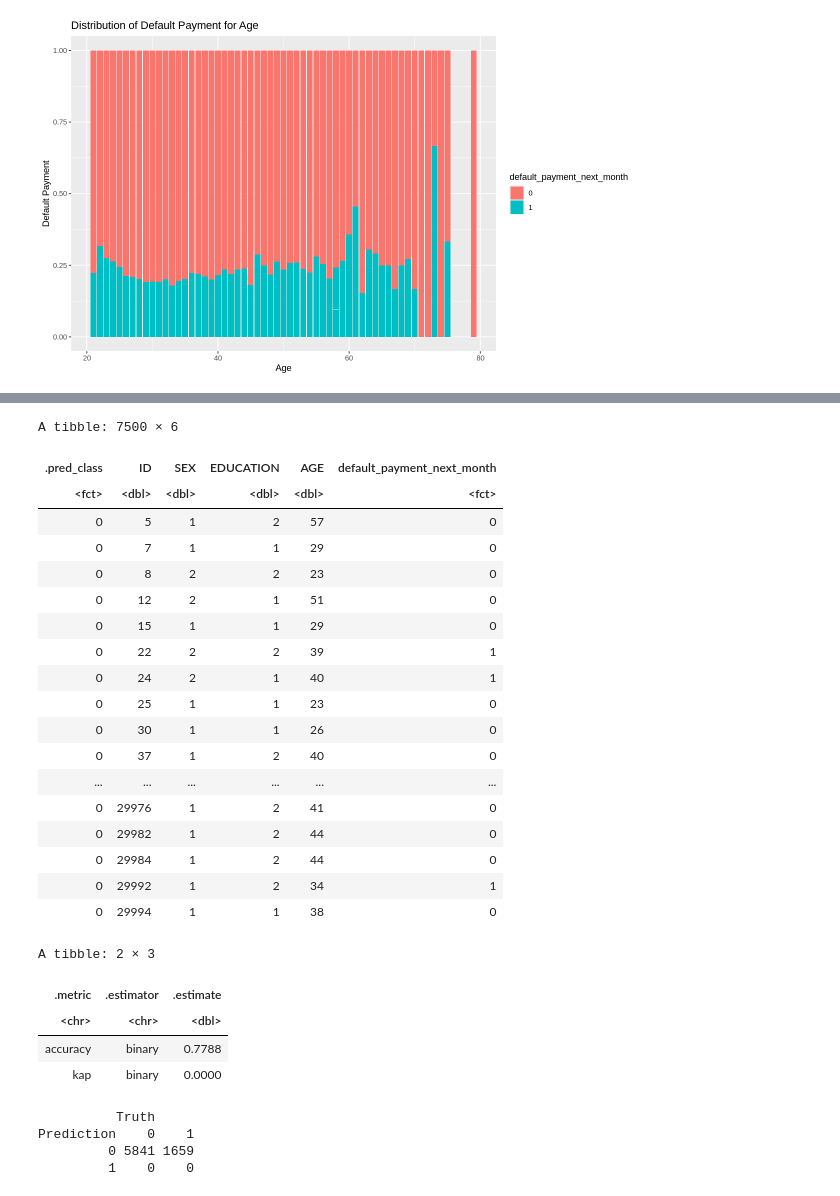
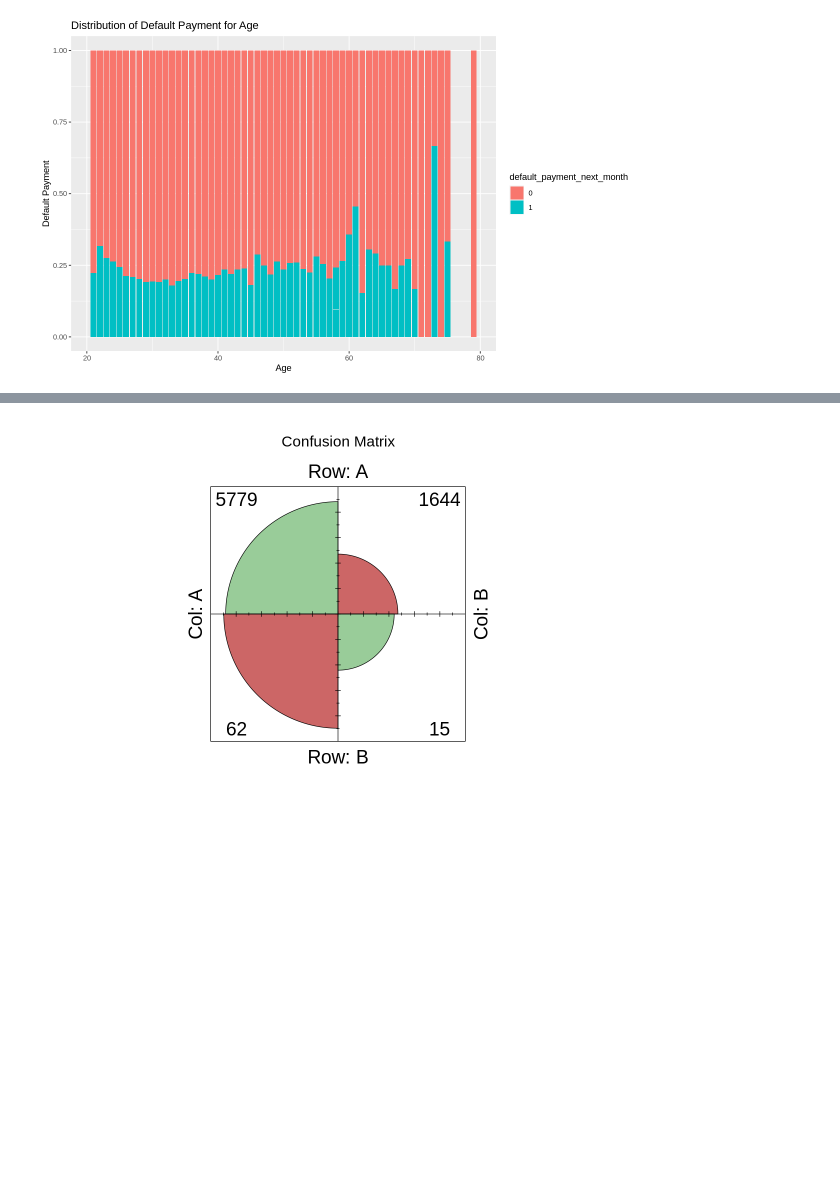
Before and after one commit to toast682/dsci_project, a Jupyter notebook: dsci_project.ipynb, the cells around one changed output, grey strips where cells are left out. Drawn from its saved outputs; the diff is of its cells as text; code cells hidden in the pictures; blank space fills up the shorter version.

```diff
--- a/dsci_project.ipynb
+++ b/dsci_project.ipynb
@@ -241,40 +174,6 @@ credit_sex_final = workflow() %>%
-# %%
-set.seed(1234)
-credit_sex_predictions = predict(credit_sex_final, credit_test) %>%
-      bind_cols(credit_test)
-credit_sex_metrics <- credit_sex_predictions %>%
-        metrics(truth = default_payment_next_month, estimate = .pred_class)
-credit_sex_conf_mat <- credit_sex_predictions %>%
-        conf_mat(truth = default_payment_next_month, estimate = .pred_class)
-credit_sex_predictions
-credit_sex_metrics
-credit_sex_conf_mat
-# %% [output]
-A tibble: 7500 × 6
-| .pred_class | ID | SEX | EDUCATION | AGE | default_payment_next_month |
-| <fct> | <dbl> | <dbl> | <dbl> | <dbl> | <fct> |
-| 0 | 5 | 1 | 2 | 57 | 0 |
-| 0 | 7 | 1 | 1 | 29 | 0 |
-| 0 | 8 | 2 | 2 | 23 | 0 |
-| 0 | 12 | 2 | 1 | 51 | 0 |
-| 0 | 15 | 1 | 1 | 29 | 0 |
-| 0 | 22 | 2 | 2 | 39 | 1 |
-| 0 | 24 | 2 | 1 | 40 | 1 |
-| 0 | 25 | 1 | 1 | 23 | 0 |
-| 0 | 30 | 1 | 1 | 26 | 0 |
-| 0 | 37 | 1 | 2 | 40 | 0 |
-| ... | ... | ... | ... | ... | ... |
-| 0 | 29976 | 1 | 2 | 41 | 0 |
-| 0 | 29982 | 1 | 2 | 44 | 0 |
-| 0 | 29984 | 1 | 2 | 44 | 0 |
-| 0 | 29992 | 1 | 2 | 34 | 1 |
-| 0 | 29994 | 1 | 1 | 38 | 0 |
-A tibble: 2 × 3
-| .metric | .estimator | .estimate |
-| <chr> | <chr> | <dbl> |
-| accuracy | binary | 0.7788 |
-| kap | binary | 0.0000 |
-          Truth
-Prediction    0    1
-         0 5841 1659
-         1    0    0
+# %%
+ctable <- as.table(matrix(c(5779, 1644, 62, 15), nrow = 2, byrow = TRUE))
+fourfoldplot(ctable, color = c("#99CC99", "#CC6666"),
+             conf.level = 0, margin = 1, main = "Confusion Matrix")
+# %% [output]
+[figure, added]
```
Also changed, not shown: parts of 9 cells of this notebook.
